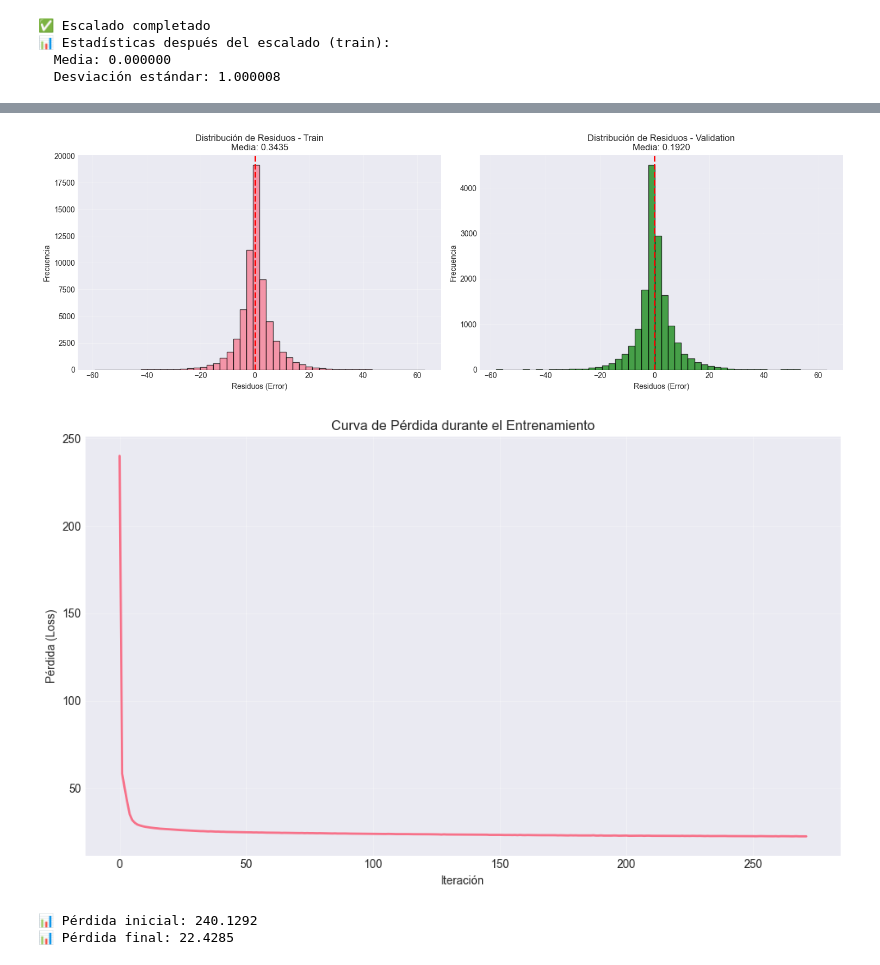
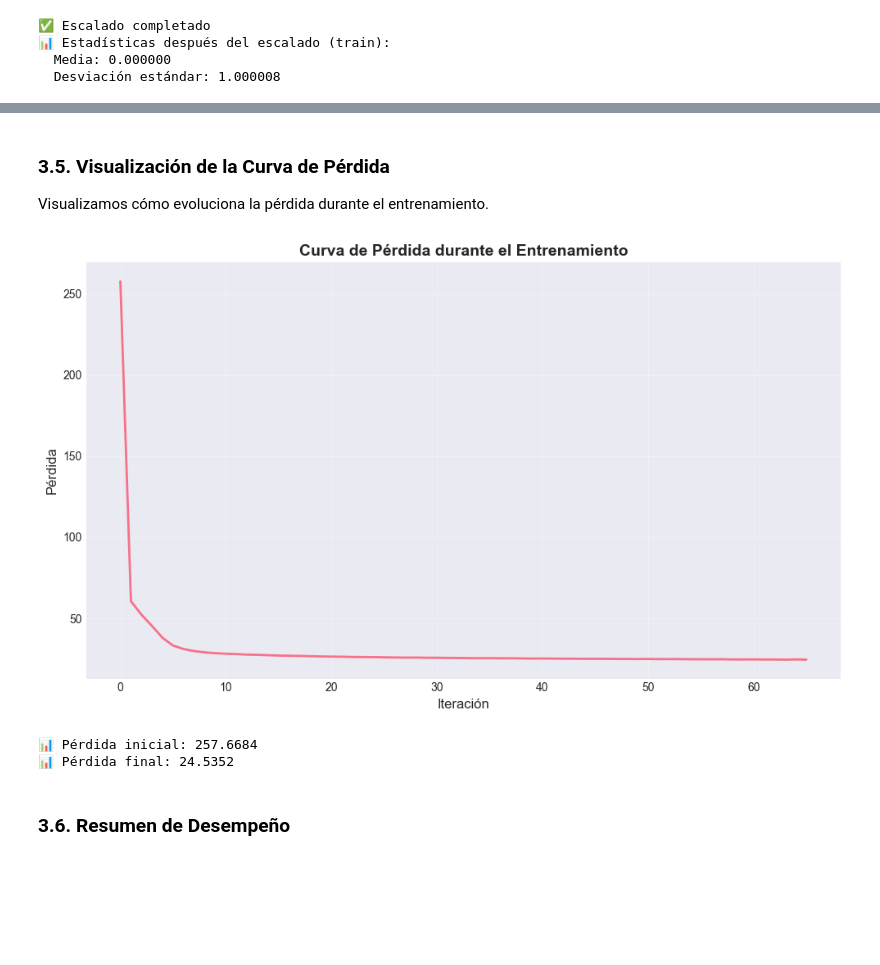
Before and after one commit to AlfonsoKatzenstein/machine_learning_obli, a Jupyter notebook: notebooks/modelos_de_regresion/redes_neuronales.ipynb, the cells around one changed output, grey strips where cells are left out. Drawn from its saved outputs; the diff is of its cells as text; code cells hidden in the pictures; blank space fills up the shorter version.

Commit message:
Mejorando modelos de Arbol de decision y Redes Neuronales

```diff
--- a/notebooks/modelos_de_regresion/redes_neuronales.ipynb
+++ b/notebooks/modelos_de_regresion/redes_neuronales.ipynb
@@ -38,4 +189,31 @@ Estadísticas de la variable objetivo:
 # %%
+# Crear y entrenar modelo de Redes Neuronales
+print("🔄 Entrenando modelo de Redes Neuronales...")
+print("⏳ Esto puede tomar algunos minutos...")
+
+modelo_nn = MLPRegressor(
+    hidden_layer_sizes=(100, 50),  # Dos capas ocultas: 100 y 50 neuronas
+    activation='relu',              # Función de activación ReLU
+    solver='adam',                 # Optimizador Adam
+    alpha=0.0001,                  # Regularización L2
+    learning_rate='constant',      # Tasa de aprendizaje constante
+    learning_rate_init=0.001,      # Tasa de aprendizaje inicial
+    max_iter=500,                  # Máximo número de iteraciones
+    random_state=42,
+    early_stopping=True,           # Parar temprano si no mejora
+    validation_fraction=0.1,       # 10% de train para validación temprana
+    n_iter_no_change=10           # Parar si no mejora en 10 iteraciones
+)
+
+modelo_nn.fit(X_train_scaled, y_train)
+
+print("✅ Modelo entrenado correctamente")
+print(f"\n📊 Arquitectura de la red:")
+print(f"  Capas ocultas: {modelo_nn.hidden_layer_sizes}")
+print(f"  Función de activación: {modelo_nn.activation}")
+print(f"  Optimizador: {modelo_nn.solver}")
+print(f"  Iteraciones realizadas: {modelo_nn.n_iter_}")
+print(f"  Pérdida final: {modelo_nn.loss_:.4f}")
 # %% [output]
 🔄 Entrenando modelo de Redes Neuronales...
 ⏳ Esto puede tomar algunos minutos...
@@ -114,9 +390,32 @@ Validation (clipped) 7.173931 4.576144 0.895906
+# %% [markdown]
+### 3.5. Visualización de la Curva de Pérdida
+
+Visualizamos cómo evoluciona la pérdida durante el entrenamiento.
 # %%
+# Visualizar curva de pérdida si está disponible
+if hasattr(modelo_nn, 'loss_curve_'):
+    plt.figure(figsize=(10, 6))
+    plt.plot(modelo_nn.loss_curve_, linewidth=2)
+    plt.title('Curva de Pérdida durante el Entrenamiento', fontsize=14, fontweight='bold')
+    plt.xlabel('Iteración', fontsize=12)
+    plt.ylabel('Pérdida', fontsize=12)
+    plt.grid(True, alpha=0.3)
+    plt.tight_layout()
+    plt.show()
+else:
+    print("⚠️  La curva de pérdida no está disponible (early_stopping puede haberla eliminado)")
 # %% [output]
-[figure, old version]
+[figure, new version]
 # %%
+# Mostrar pérdida inicial y final si están disponibles
+if hasattr(modelo_nn, 'loss_curve_') and len(modelo_nn.loss_curve_) > 0:
+    print(f"📊 Pérdida inicial: {modelo_nn.loss_curve_[0]:.4f}")
+    print(f"📊 Pérdida final: {modelo_nn.loss_curve_[-1]:.4f}")
+else:
+    print(f"📊 Pérdida final: {modelo_nn.loss_:.4f}")
 # %% [output]
-[figure, removed]
-📊 Pérdida inicial: 240.1292
-📊 Pérdida final: 22.4285
+📊 Pérdida inicial: 257.6684
+📊 Pérdida final: 24.5352
+# %% [markdown]
+### 3.6. Resumen de Desempeño
 # %%
```
Also changed, not shown: parts of 59 cells of this notebook, 1 other file.
